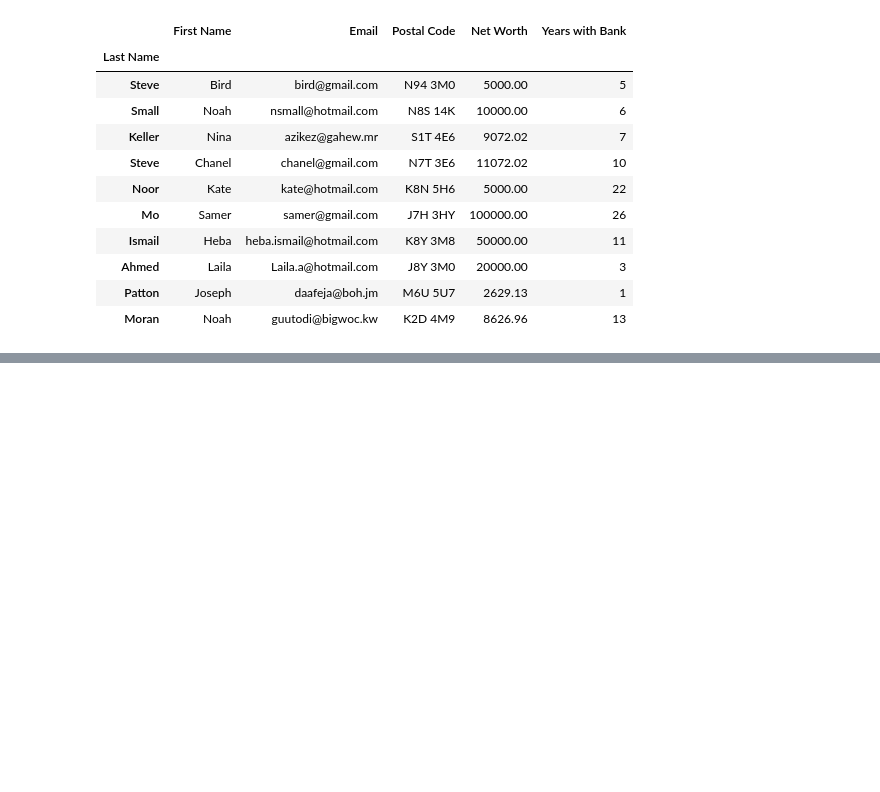
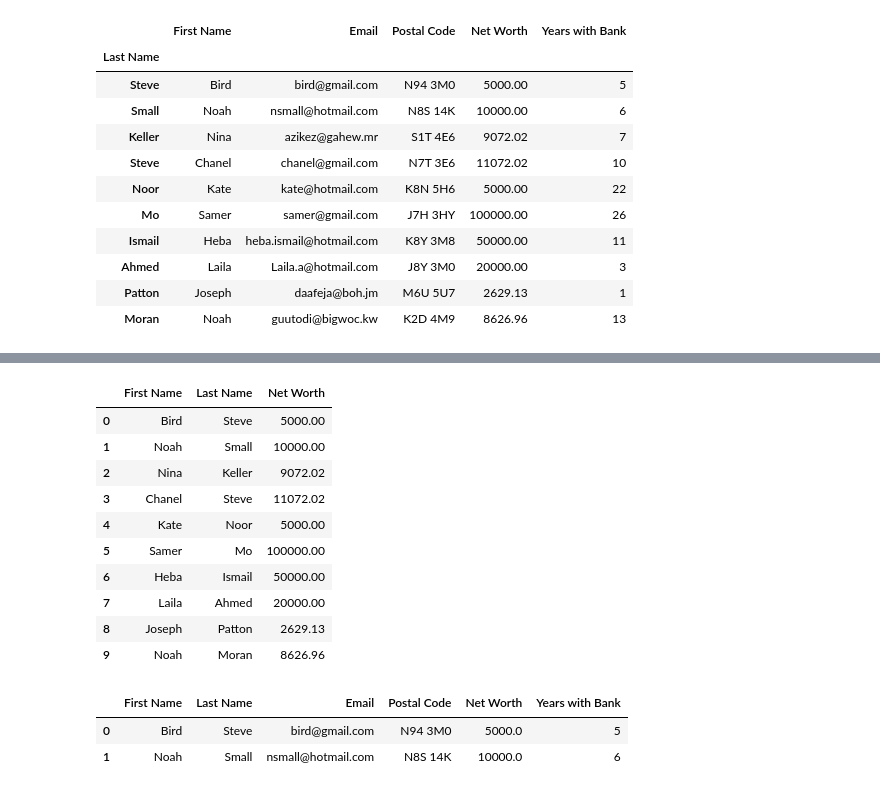
Before and after one commit to niharraju4/Data_Cleaning-Pandas, a Jupyter notebook: Pandas_Series/pandasDataframe.ipynb, the cells around one changed output, grey strips where cells are left out. Cells and saved outputs as stored; diff of their text form; code cells hidden in the pictures; blank space fills up the shorter version.

```diff
--- a/Pandas_Series/pandasDataframe.ipynb
+++ b/Pandas_Series/pandasDataframe.ipynb
@@ -278,0 +374,24 @@ bank_df
+# %%
+# Alternatively, you can define a list first and then use it to select columns
+my_selection = ['First Name','Last Name', 'Net Worth']
+sample = banking_df[my_selection]
+sample
+# %% [output]
+|  | First Name | Last Name | Net Worth |
+| 0 | Bird | Steve | 5000.00 |
+| 1 | Noah | Small | 10000.00 |
+| 2 | Nina | Keller | 9072.02 |
+| 3 | Chanel | Steve | 11072.02 |
+| 4 | Kate | Noor | 5000.00 |
+| 5 | Samer | Mo | 100000.00 |
+| 6 | Heba | Ismail | 50000.00 |
+| 7 | Laila | Ahmed | 20000.00 |
+| 8 | Joseph | Patton | 2629.13 |
+| 9 | Noah | Moran | 8626.96 |
+# %%
+# In order to access a given row in the dataframe
+banking_df[0:2]
+# %% [output]
+|  | First Name | Last Name | Email | Postal Code | Net Worth | Years with Bank |
+| 0 | Bird | Steve | bird@gmail.com | N94 3M0 | 5000.0 | 5 |
+| 1 | Noah | Small | nsmall@hotmail.com | N8S 14K | 10000.0 | 6 |
```
Also changed, not shown: parts of 10 cells of this notebook.
